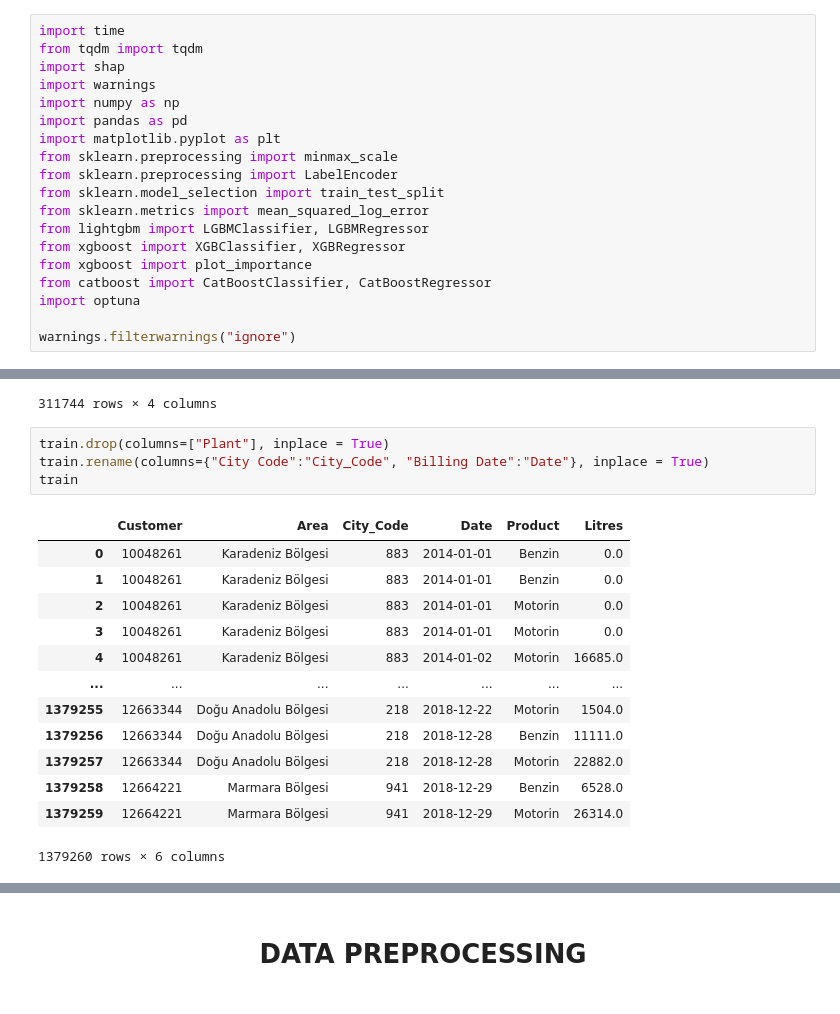
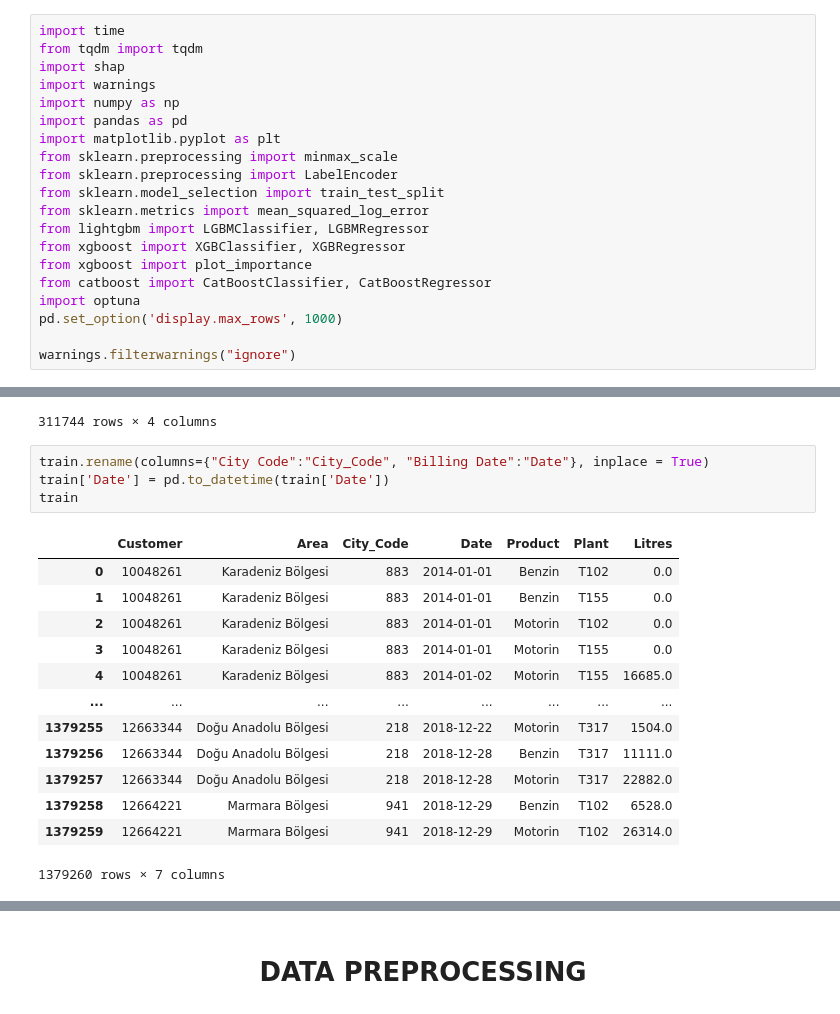
Before and after one commit to ata-turhan/Delta-ChatBot, a Jupyter notebook: Shell-GBDT.ipynb, the cells around one changed output, grey strips where cells are left out. Saved outputs shown, nothing was run; the diff lists cells and outputs as text.

```diff
--- a/Shell-GBDT.ipynb
+++ b/Shell-GBDT.ipynb
@@ -15,6 +15,7 @@ from xgboost import XGBClassifier, XGBRegressor
 from xgboost import plot_importance
 from catboost import CatBoostClassifier, CatBoostRegressor
 import optuna
+pd.set_option('display.max_rows', 1000)
 
 warnings.filterwarnings("ignore")
 # %% [markdown]
@@ -72,20 +73,20 @@ price
 | 311743 | 990 | 2019-12-31 | Motorin | 6.74 |
 311744 rows × 4 columns
 # %%
-train.drop(columns=["Plant"], inplace = True)
 train.rename(columns={"City Code":"City_Code", "Billing Date":"Date"}, inplace = True)
+train['Date'] = pd.to_datetime(train['Date'])
 train
 # %% [output]
-|  | Customer | Area | City_Code | Date | Product | Litres |
-| 0 | 10048261 | Karadeniz Bölgesi | 883 | 2014-01-01 | Benzin | 0.0 |
-| 1 | 10048261 | Karadeniz Bölgesi | 883 | 2014-01-01 | Benzin | 0.0 |
-| 2 | 10048261 | Karadeniz Bölgesi | 883 | 2014-01-01 | Motorin | 0.0 |
-| 3 | 10048261 | Karadeniz Bölgesi | 883 | 2014-01-01 | Motorin | 0.0 |
-| 4 | 10048261 | Karadeniz Bölgesi | 883 | 2014-01-02 | Motorin | 16685.0 |
-| ... | ... | ... | ... | ... | ... | ... |
-| 1379255 | 12663344 | Doğu Anadolu Bölgesi | 218 | 2018-12-22 | Motorin | 1504.0 |
-| 1379256 | 12663344 | Doğu Anadolu Bölgesi | 218 | 2018-12-28 | Benzin | 11111.0 |
-| 1379257 | 12663344 | Doğu Anadolu Bölgesi | 218 | 2018-12-28 | Motorin | 22882.0 |
-| 1379258 | 12664221 | Marmara Bölgesi | 941 | 2018-12-29 | Benzin | 6528.0 |
-| 1379259 | 12664221 | Marmara Bölgesi | 941 | 2018-12-29 | Motorin | 26314.0 |
+|  | Customer | Area | City_Code | Date | Product | Plant | Litres |
+| 0 | 10048261 | Karadeniz Bölgesi | 883 | 2014-01-01 | Benzin | T102 | 0.0 |
+| 1 | 10048261 | Karadeniz Bölgesi | 883 | 2014-01-01 | Benzin | T155 | 0.0 |
+| 2 | 10048261 | Karadeniz Bölgesi | 883 | 2014-01-01 | Motorin | T102 | 0.0 |
+| 3 | 10048261 | Karadeniz Bölgesi | 883 | 2014-01-01 | Motorin | T155 | 0.0 |
+| 4 | 10048261 | Karadeniz Bölgesi | 883 | 2014-01-02 | Motorin | T155 | 16685.0 |
+| ... | ... | ... | ... | ... | ... | ... | ... |
+| 1379255 | 12663344 | Doğu Anadolu Bölgesi | 218 | 2018-12-22 | Motorin | T317 | 1504.0 |
+| 1379256 | 12663344 | Doğu Anadolu Bölgesi | 218 | 2018-12-28 | Benzin | T317 | 11111.0 |
+| 1379257 | 12663344 | Doğu Anadolu Bölgesi | 218 | 2018-12-28 | Motorin | T317 | 22882.0 |
+| 1379258 | 12664221 | Marmara Bölgesi | 941 | 2018-12-29 | Benzin | T102 | 6528.0 |
+| 1379259 | 12664221 | Marmara Bölgesi | 941 | 2018-12-29 | Motorin | T102 | 26314.0 |
-1379260 rows × 6 columns
+1379260 rows × 7 columns
```
Also changed, not shown: parts of 33 cells of this notebook.
